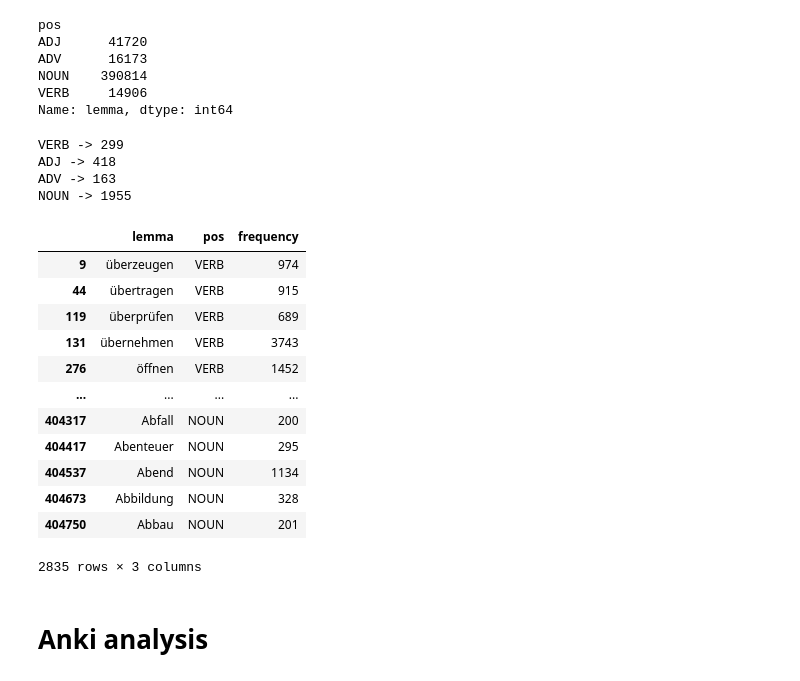
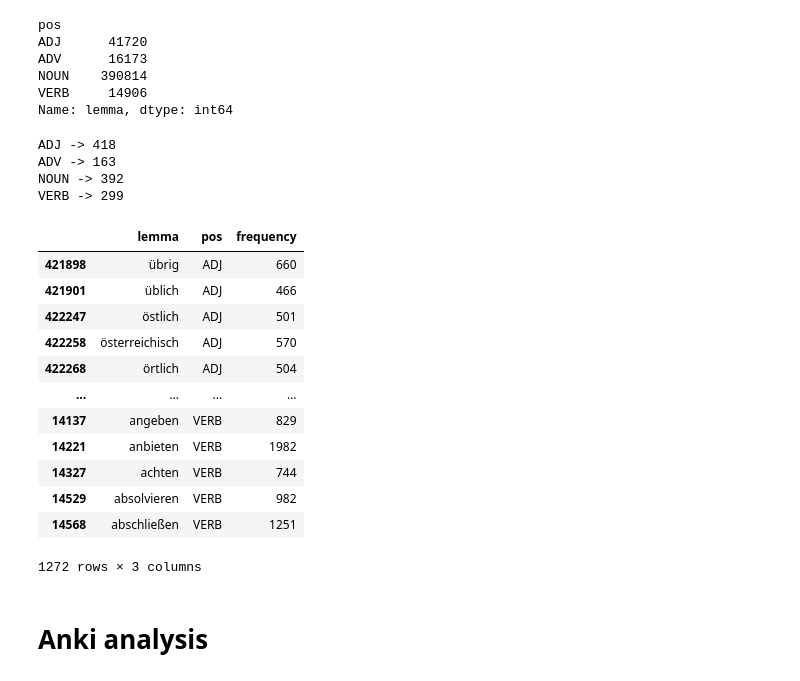
Before and after one commit to babakmahmoudian/german_word_frequency, a Jupyter notebook: anki.ipynb, the cells around one changed output. Cells and saved outputs as stored; diff of their text form; code cells hidden in the pictures.

```diff
--- a/anki.ipynb
+++ b/anki.ipynb
@@ -251,43 +251,43 @@ Name: lemma, dtype: int64
 # %%
 TOP_PERCENTILES = {
     VERB: 98,
-    NOUN: 99.5,
+    NOUN: 99.9,
     ADJ: 99,
     ADV: 99,
 }
 
 df_top = pd.DataFrame(columns=df.columns)
 for pos in POSES_TO_KEEP:
     df_pos = df[df[POS] == pos]
 
     percentile = TOP_PERCENTILES[pos]
     top_quantile = df_pos[FREQUENCY].quantile(percentile/100)
     df_pos = df_pos[df_pos[FREQUENCY] >= top_quantile]
 
     df_top = pd.concat([df_top, df_pos])
 
 for pos in POSES_TO_KEEP:
     print(f"{pos} -> {len(df_top[df_top[POS] == pos])}")
 
 df_top
 # %% [output]
-VERB -> 299
 ADJ -> 418
 ADV -> 163
-NOUN -> 1955
+NOUN -> 392
+VERB -> 299
 |  | lemma | pos | frequency |
-| 9 | überzeugen | VERB | 974 |
-| 44 | übertragen | VERB | 915 |
-| 119 | überprüfen | VERB | 689 |
-| 131 | übernehmen | VERB | 3743 |
-| 276 | öffnen | VERB | 1452 |
+| 421898 | übrig | ADJ | 660 |
+| 421901 | üblich | ADJ | 466 |
+| 422247 | östlich | ADJ | 501 |
+| 422258 | österreichisch | ADJ | 570 |
+| 422268 | örtlich | ADJ | 504 |
 | ... | ... | ... | ... |
-| 404317 | Abfall | NOUN | 200 |
-| 404417 | Abenteuer | NOUN | 295 |
-| 404537 | Abend | NOUN | 1134 |
-| 404673 | Abbildung | NOUN | 328 |
-| 404750 | Abbau | NOUN | 201 |
+| 14137 | angeben | VERB | 829 |
+| 14221 | anbieten | VERB | 1982 |
+| 14327 | achten | VERB | 744 |
+| 14529 | absolvieren | VERB | 982 |
+| 14568 | abschließen | VERB | 1251 |
-2835 rows × 3 columns
+1272 rows × 3 columns
 # %% [markdown]
 # Anki analysis
 # %% [markdown]
```
Also changed, not shown: parts of 3 cells of this notebook.
